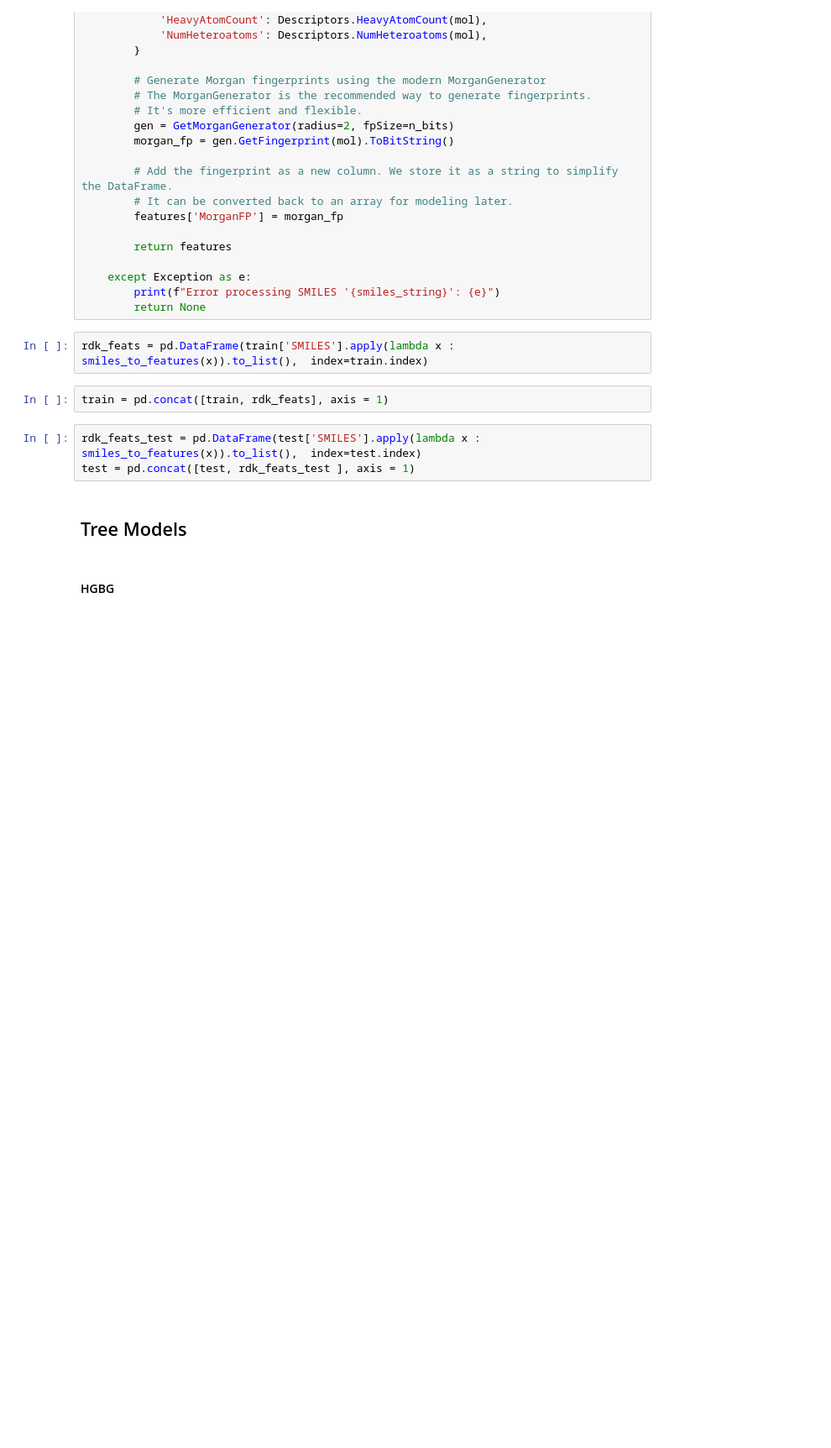
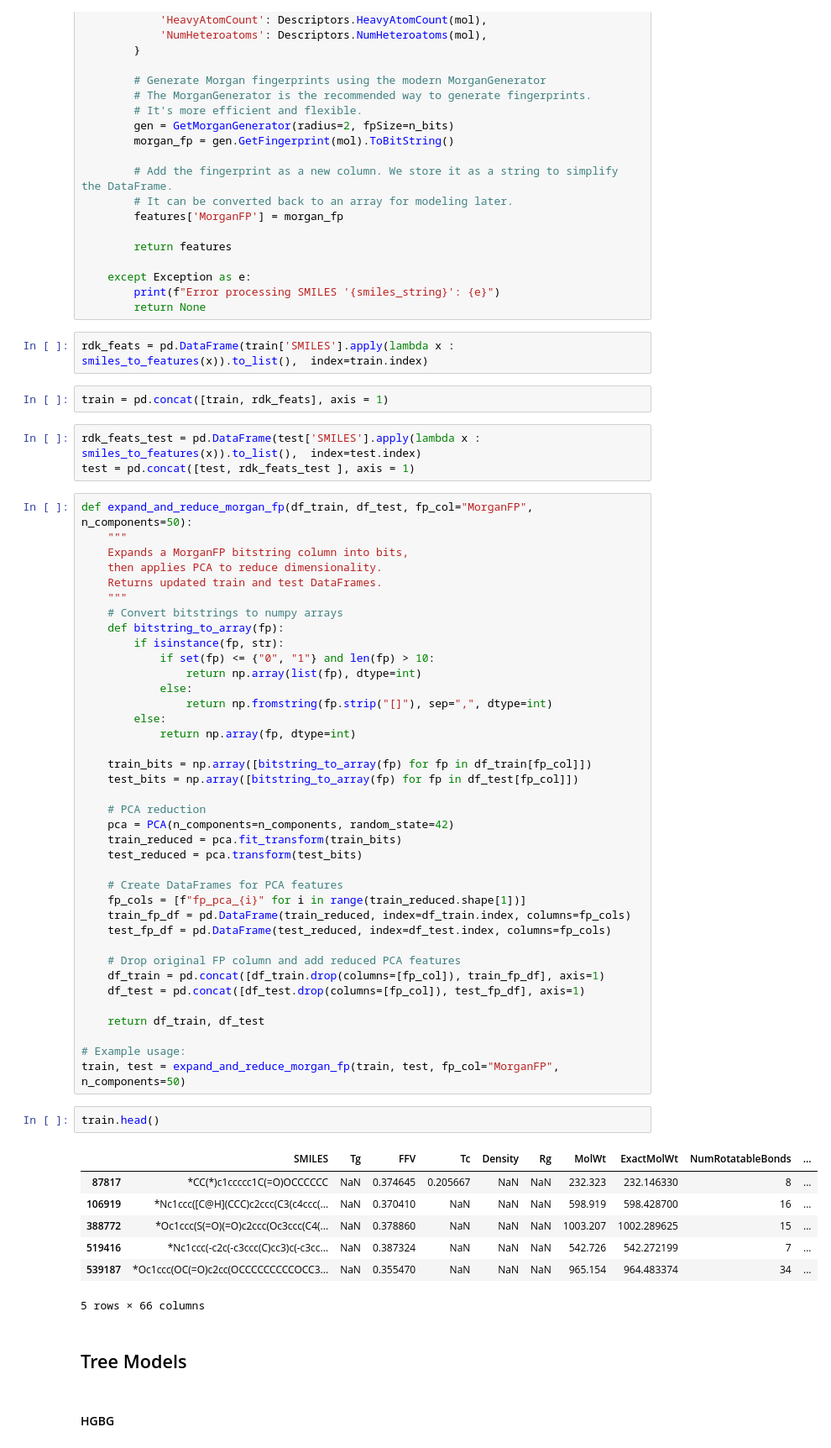
Before and after one commit to abishpius/NeuralIPS-Open-Polymer, a Jupyter notebook: Kaggle_NerualIPS_Open_Polymer.ipynb, the cells around one changed output. Shown at 84% size. Cells and saved outputs as stored; diff of their text form; blank space fills up the shorter version.

```diff
--- a/Kaggle_NerualIPS_Open_Polymer.ipynb
+++ b/Kaggle_NerualIPS_Open_Polymer.ipynb
@@ -518,6 +523,54 @@ train = pd.concat([train, rdk_feats], axis = 1)
 # %%
 rdk_feats_test = pd.DataFrame(test['SMILES'].apply(lambda x : smiles_to_features(x)).to_list(),  index=test.index)
 test = pd.concat([test, rdk_feats_test ], axis = 1)
+# %%
+def expand_and_reduce_morgan_fp(df_train, df_test, fp_col="MorganFP", n_components=50):
+    """
+    Expands a MorganFP bitstring column into bits,
+    then applies PCA to reduce dimensionality.
+    Returns updated train and test DataFrames.
+    """
+    # Convert bitstrings to numpy arrays
+    def bitstring_to_array(fp):
+        if isinstance(fp, str):
+            if set(fp) <= {"0", "1"} and len(fp) > 10:
+                return np.array(list(fp), dtype=int)
+            else:
+                return np.fromstring(fp.strip("[]"), sep=",", dtype=int)
+        else:
+            return np.array(fp, dtype=int)
+
+    train_bits = np.array([bitstring_to_array(fp) for fp in df_train[fp_col]])
+    test_bits = np.array([bitstring_to_array(fp) for fp in df_test[fp_col]])
+
+    # PCA reduction
+    pca = PCA(n_components=n_components, random_state=42)
+    train_reduced = pca.fit_transform(train_bits)
+    test_reduced = pca.transform(test_bits)
+
+    # Create DataFrames for PCA features
+    fp_cols = [f"fp_pca_{i}" for i in range(train_reduced.shape[1])]
+    train_fp_df = pd.DataFrame(train_reduced, index=df_train.index, columns=fp_cols)
+    test_fp_df = pd.DataFrame(test_reduced, index=df_test.index, columns=fp_cols)
+
+    # Drop original FP column and add reduced PCA features
+    df_train = pd.concat([df_train.drop(columns=[fp_col]), train_fp_df], axis=1)
+    df_test = pd.concat([df_test.drop(columns=[fp_col]), test_fp_df], axis=1)
+
+    return df_train, df_test
+
+# Example usage:
+train, test = expand_and_reduce_morgan_fp(train, test, fp_col="MorganFP", n_components=50)
+# %%
+train.head()
+# %% [output]
+|  | SMILES | Tg | FFV | Tc | Density | Rg | MolWt | ExactMolWt | NumRotatableBonds | ... |
+| 87817 | *CC(*)c1ccccc1C(=O)OCCCCCC | NaN | 0.374645 | 0.205667 | NaN | NaN | 232.323 | 232.146330 | 8 | ... |
+| 106919 | *Nc1ccc([C@H](CCC)c2ccc(C3(c4ccc(... | NaN | 0.370410 | NaN | NaN | NaN | 598.919 | 598.428700 | 16 | ... |
+| 388772 | *Oc1ccc(S(=O)(=O)c2ccc(Oc3ccc(C4(... | NaN | 0.378860 | NaN | NaN | NaN | 1003.207 | 1002.289625 | 15 | ... |
+| 519416 | *Nc1ccc(-c2c(-c3ccc(C)cc3)c(-c3cc... | NaN | 0.387324 | NaN | NaN | NaN | 542.726 | 542.272199 | 7 | ... |
+| 539187 | *Oc1ccc(OC(=O)c2cc(OCCCCCCCCCOCC3... | NaN | 0.355470 | NaN | NaN | NaN | 965.154 | 964.483374 | 34 | ... |
+5 rows × 66 columns
 # %% [markdown]
 ## Tree Models
 # %% [markdown]
```
Also changed, not shown: parts of 12 cells of this notebook.
